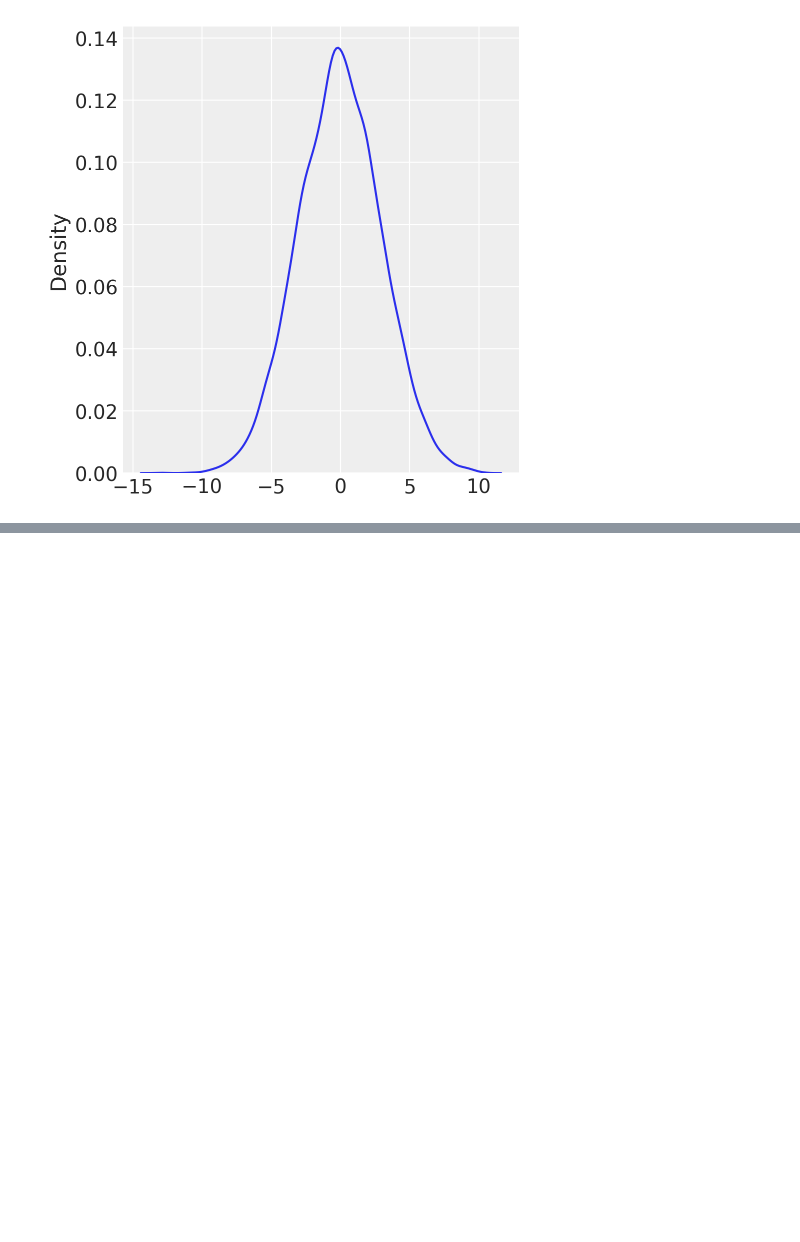
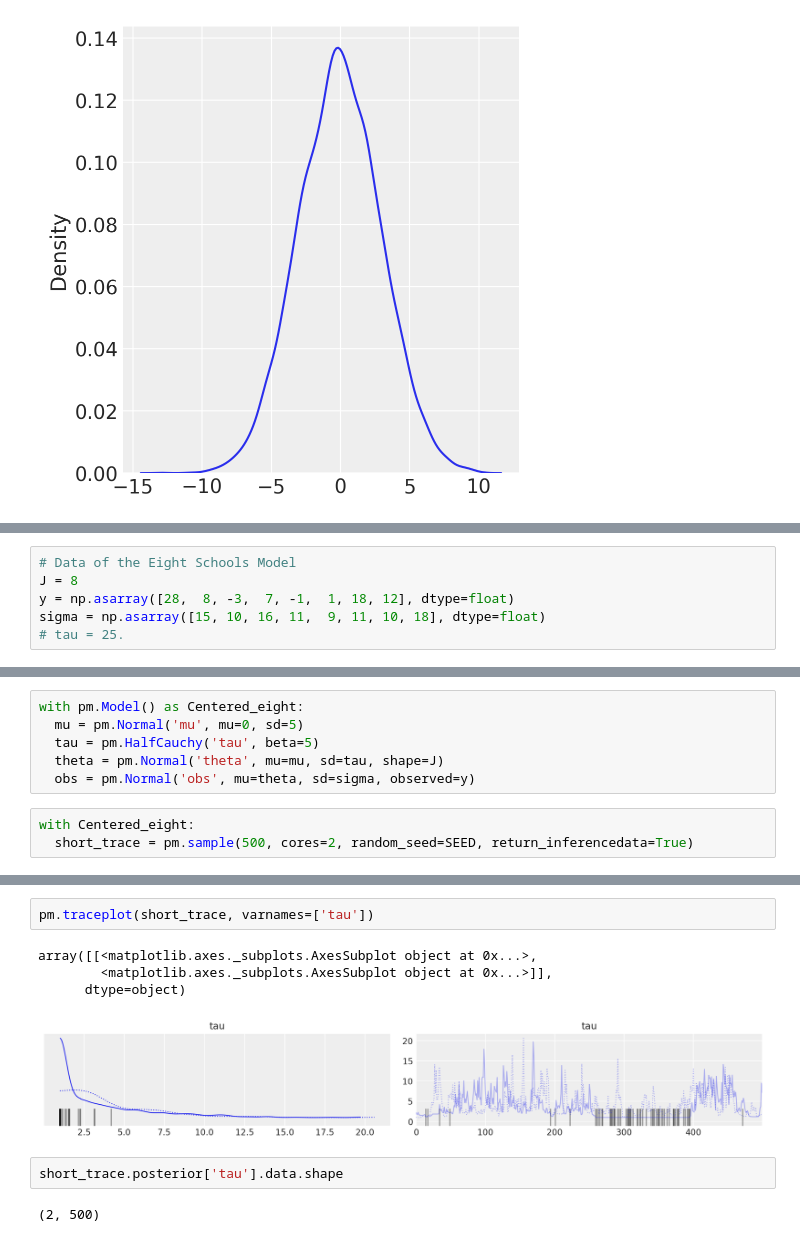
Before and after one commit to tomonari-masada/course2021-stats2, a Jupyter notebook: 05_divergent_transitions.ipynb, the cells around one changed output, grey strips where cells are left out. Drawn from its saved outputs; the diff is of its cells as text; blank space fills up the shorter version.

```diff
--- a/05_divergent_transitions.ipynb
+++ b/05_divergent_transitions.ipynb
@@ -176,0 +166,6 @@ sns.displot(y, kind="kde")
+# %%
+# Data of the Eight Schools Model
+J = 8
+y = np.asarray([28,  8, -3,  7, -1,  1, 18, 12], dtype=float)
+sigma = np.asarray([15, 10, 16, 11,  9, 11, 10, 18], dtype=float)
+# tau = 25.
@@ -176,0 +176,9 @@ sns.displot(y, kind="kde")
+# %%
+with pm.Model() as Centered_eight:
+  mu = pm.Normal('mu', mu=0, sd=5)
+  tau = pm.HalfCauchy('tau', beta=5)
+  theta = pm.Normal('theta', mu=mu, sd=tau, shape=J)
+  obs = pm.Normal('obs', mu=theta, sd=sigma, observed=y)
+# %%
+with Centered_eight:
+  short_trace = pm.sample(500, cores=2, random_seed=SEED, return_inferencedata=True)
@@ -176,0 +219,11 @@ sns.displot(y, kind="kde")
+# %%
+pm.traceplot(short_trace, varnames=['tau'])
+# %% [output]
+array([[<matplotlib.axes._subplots.AxesSubplot object at 0x...>,
+        <matplotlib.axes._subplots.AxesSubplot object at 0x...>]],
+      dtype=object)
+[figure, added]
+# %%
+short_trace.posterior['tau'].data.shape
+# %% [output]
+(2, 500)
```
Also changed, not shown: parts of 25 cells of this notebook.
